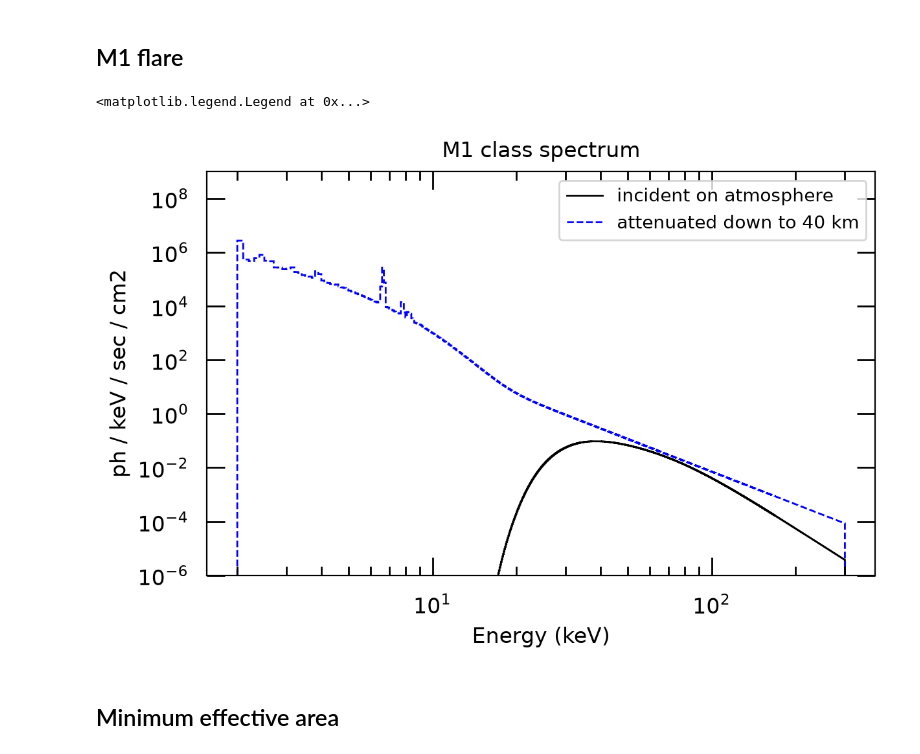
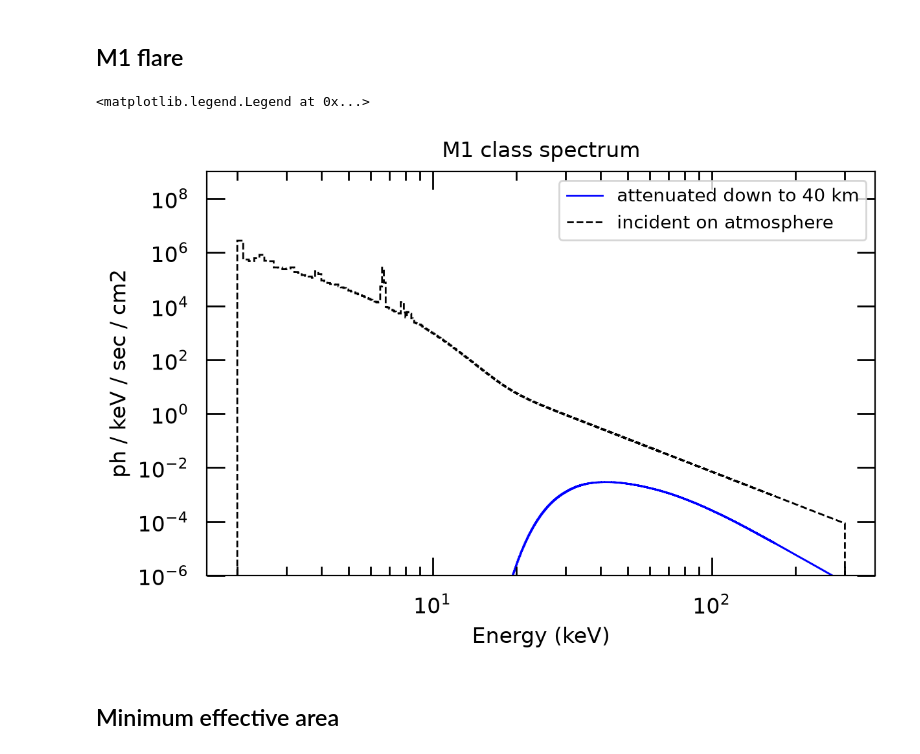
Before and after one commit to umn-impish/analytical-detector-sim, a Jupyter notebook: projects/impish-piggyback/mission_photon_requirements.ipynb, the cells around one changed output. Saved outputs shown, nothing was run; the diff lists cells and outputs as text; code cells hidden in the pictures.

```diff
--- a/projects/impish-piggyback/mission_photon_requirements.ipynb
+++ b/projects/impish-piggyback/mission_photon_requirements.ipynb
@@ -38,12 +45,8 @@ def filter_histogram_bins(
 This plot shows the fraction of flare photons that transmit from the top of the atmosphere down to 40 km.
 The absorption through the atmosphere is agnostic to flare class (given our model assumptions).
 # %%
-in_dir = "./mcmurdo-station-attenuation"
 fig, ax = plt.subplots(figsize=(8, 4), layout="constrained")
-colors = plt.cm.rainbow(np.linspace(0, 1, len(flare_classes)))
-
-flare = "X1"
-file = os.path.join(in_dir, f"{flare}-layer-attenuation-zenith54.8deg/transmissions.pkl")
+file = os.path.join(in_dir, f"X1-layer-attenuation-zenith{zenith_angle}/transmissions.pkl")
 with open(file, "rb") as infile:
     data = pickle.load(infile)
     layers = data["layers"]
@@ -72,12 +75,6 @@ The effective area required to meet Trevor's timing definition is computed for p
 This does **NOT** account for detection efficiency; this is purely examining *photon* rates, **NOT** *count* rates.
 # %%
 %matplotlib inline
-
-in_dir = "./mcmurdo-station-attenuation"
-flare_classes = ["C1", "C5", "M1", "M5", "X1", "X5", "X9"]
-colors = plt.cm.rainbow(np.linspace(0, 1, len(flare_classes)))
-
-final_depth = 40  # km
 
 with plt.style.context(style_file):
     fig, ax = plt.subplots(figsize=(16, 8), layout="constrained")
@@ -85,7 +82,7 @@ with plt.style.context(style_file):
 for i, flare_class in enumerate(reversed(flare_classes)):
     print("Flare class:", flare_class)
     file = os.path.join(
-        in_dir, f"{flare_class}-layer-attenuation-zenith54.8deg/transmissions.pkl"
+        in_dir, f"{flare_class}-layer-attenuation-zenith{zenith_angle}/transmissions.pkl"
     )
     with open(file, "rb") as infile:
         transmission_data = pickle.load(infile)
@@ -174,16 +171,13 @@ Compute the photons rates expected from an assumed effective area.
 # %%
 %matplotlib inline
 
-effective_area = 55 * (u.cm) ** 2
-flare_classes = ["C1", "C5", "M1", "M5", "X1", "X5", "X9"]
 with plt.style.context(style_file):
     fig, ax = plt.subplots(figsize=(16, 8), layout="constrained")
-colors = plt.cm.rainbow(np.linspace(0, 1, len(flares)))
 
 for i, flare_class in enumerate(reversed(flare_classes)):
     print("Flare class:", flare_class)
     file = os.path.join(
-        in_dir, f"{flare_class}-layer-attenuation-zenith54.8deg/transmissions.pkl"
+        in_dir, f"{flare_class}-layer-attenuation-zenith{zenith_angle}/transmissions.pkl"
     )
     with open(file, "rb") as infile:
         transmission_data = pickle.load(infile)
@@ -222,7 +216,7 @@ for i, flare_class in enumerate(reversed(flare_classes)):
     )
 
 ax.set_title(
-    f"Observed flare spectra with 54.8 deg solar zenith\nand 40 km observer altitude: assumed {(effective_area<<u.cm**2).value} cm2 effective area"
+    f"Observed flare spectra with {zenith_angle} solar zenith\nand 40 km observer altitude: assumed {(effective_area<<u.cm**2).value} cm2 effective area"
 )
 ax.legend()
 plt.savefig(os.path.join(in_dir, "count_rates.png"))
@@ -239,15 +233,13 @@ Flare class: C1
 # %% [markdown]
 ## Photon rates per energy band
 # %%
-flare_classes = ["C1", "C5", "M1", "M5", "X1", "X5", "X9"]
-colors = plt.cm.rainbow(np.linspace(0, 1, len(flares)))
 with plt.style.context(style_file):
     fig, ax = plt.subplots(figsize=(16, 8), layout="constrained")
 
 for i, flare_class in enumerate(reversed(flare_classes)):
     print("Flare class:", flare_class)
     file = os.path.join(
-        in_dir, f"{flare_class}-layer-attenuation-zenith54.8deg/transmissions.pkl"
+        in_dir, f"{flare_class}-layer-attenuation-zenith{zenith_angle}/transmissions.pkl"
     )
     with open(file, "rb") as infile:
         transmission_data = pickle.load(infile)
@@ -298,7 +290,7 @@ for i, flare_class in enumerate(reversed(flare_classes)):
     )
 
 ax.set_title(
-    f"Observed flare spectra with 54.8 deg solar zenith\nand 40 km observer altitude: assumed {(effective_area<<u.cm**2).value} cm2 effective area"
+    f"Observed flare spectra with {zenith_angle} solar zenith\nand 40 km observer altitude: assumed {(effective_area<<u.cm**2).value} cm2 effective area"
 )
 ax.legend()
 plt.savefig(os.path.join(in_dir, "count_rates_energy_bands.png"), dpi=400)
@@ -319,48 +311,46 @@ This is an example examining the M1-class flare.
 # %% [markdown]
 ## M1 flare
 # %%
+flare_class = "M1"
 with plt.style.context(style_file):
     fig, ax = plt.subplots(figsize=(6,4), layout="constrained")
-flare_class = "M1"
-file = os.path.join(
-    in_dir, f"{flare_class}-layer-attenuation-zenith54.8deg/transmissions.pkl"
-)
+file = os.path.join(in_dir, f"{flare_class}-layer-attenuation-zenith{zenith_angle}/transmissions.pkl")
 with open(file, "rb") as infile:
     transmission_data = pickle.load(infile)
 
 flare: flares.Flare = transmission_data["input"]
 # Generate the approximate IMPISH response we will have
 impish_response_vec = impish_stack.generate("yap").compute_absorption(
     flare.energy_edges
 )
 cumulative = np.ones_like(transmission_data["layers"][0][1])
 for altitude, transmission in transmission_data["layers"]:
     cumulative *= transmission
     if altitude <= final_depth:
         break
 attenuated = cast(u.Quantity, flare.all_emission * cumulative) * impish_response_vec
 
 plot_spectrum(
     attenuated,
     flare.energy_edges,
     goes=flare_class,
     ax=ax,
-    color="black",
-    label="incident on atmosphere",
+    color="blue",
+    label=f"attenuated down to {final_depth} km",
 )
 plot_spectrum(
     flare.all_emission,
     flare.energy_edges,
     goes=flare_class,
     ax=ax,
-    color="blue",
+    color="black",
     ls="--",
-    label=f"attenuated down to {final_depth} km",
+    label="incident on atmosphere",
 )
 ax.legend()
 # %% [output]
 <matplotlib.legend.Legend at 0x...>
-[figure, old version]
+[figure, new version]
 # %% [markdown]
 ## Minimum effective area
 # %% [markdown]
```
Also changed, not shown: parts of 6 cells of this notebook, 2 other files.
